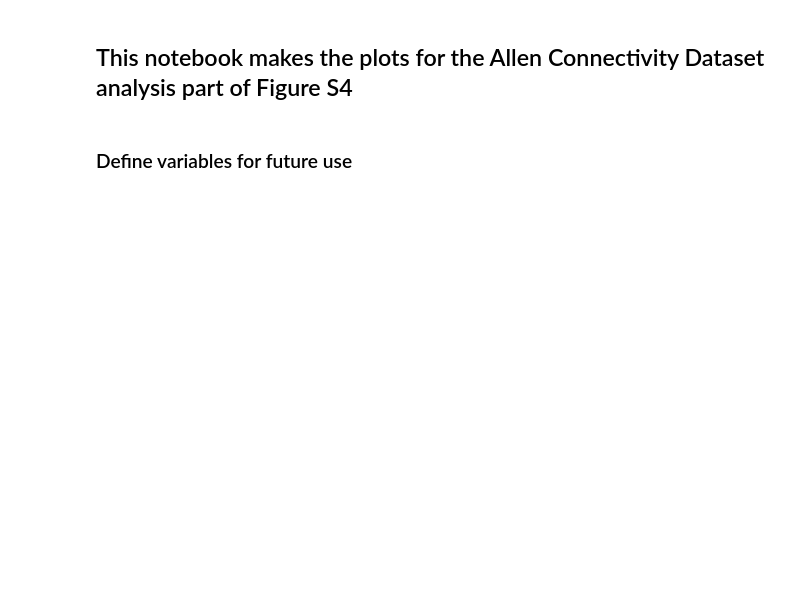
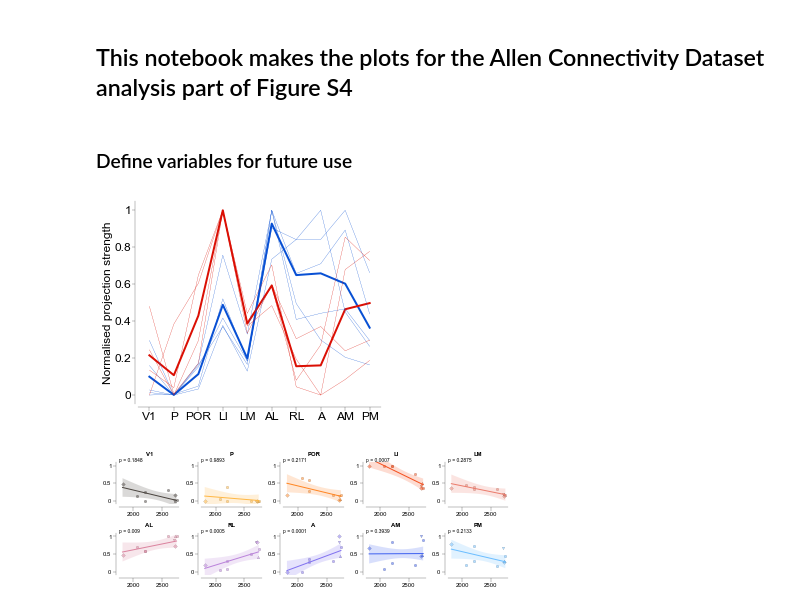
Before and after one commit to Iacaruso-lab/AC-VC-paper, a Jupyter notebook: FigureS4_AllenDataAnalysis_main.ipynb, the cells around one changed output. Cells and saved outputs as stored; diff of their text form; code cells hidden in the pictures; blank space fills up the shorter version.

```diff
--- a/FigureS4_AllenDataAnalysis_main.ipynb
+++ b/FigureS4_AllenDataAnalysis_main.ipynb
@@ -101,11 +101,16 @@ final_ids = [100149109, 116903230,120491896,146858006, 184159706,182090318,56999
 idx = np.array([np.nonzero(np.array(Ac_exp['id']) == final_ids[j])[0] for j in range(len(final_ids))])
 df = Ac_exp.iloc[np.squeeze(idx)]
 
+target_areas = ['VISp','VISpl', 'VISpor','VISli', 'VISl', 'VISal', 'VISrl','VISa', 'VISam', 'VISpm']
+
 #get projection intensity to each visual area for each experiment. Takes a while
-intensity_byArea_all = getProjectionIntensity(final_ids, df,ops,mcc,rsp,structure_tree, Ac_exp)
+intensity_byArea_all = getProjectionIntensity(final_ids, df,ops,mcc,rsp,structure_tree, Ac_exp, target_areas)
 # %%
 #PLot the projection strength for each area, grouping experiments in to anterior and posterior, or as a function of A-P position
-plotProjectionStrength(df,intensity_byArea_all, ops)
+plotProjectionStrength(df,intensity_byArea_all, ops, target_areas)
+# %% [output]
+[figure, added]
+[figure, added]
 # %%
 #PLot averaged projection intensity on cortical map, grouped by AP position
 plotProjectionIntensity_onCortex(df, ops, final_ids)
```
Also changed, not shown: parts of 1 cell of this notebook, 3 other files.
